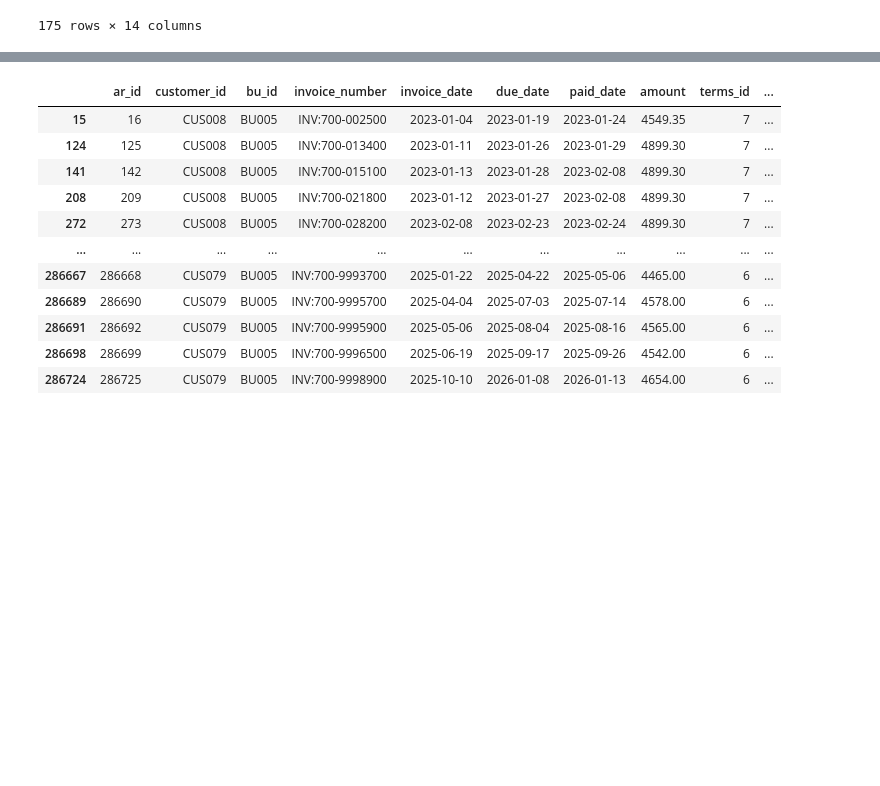
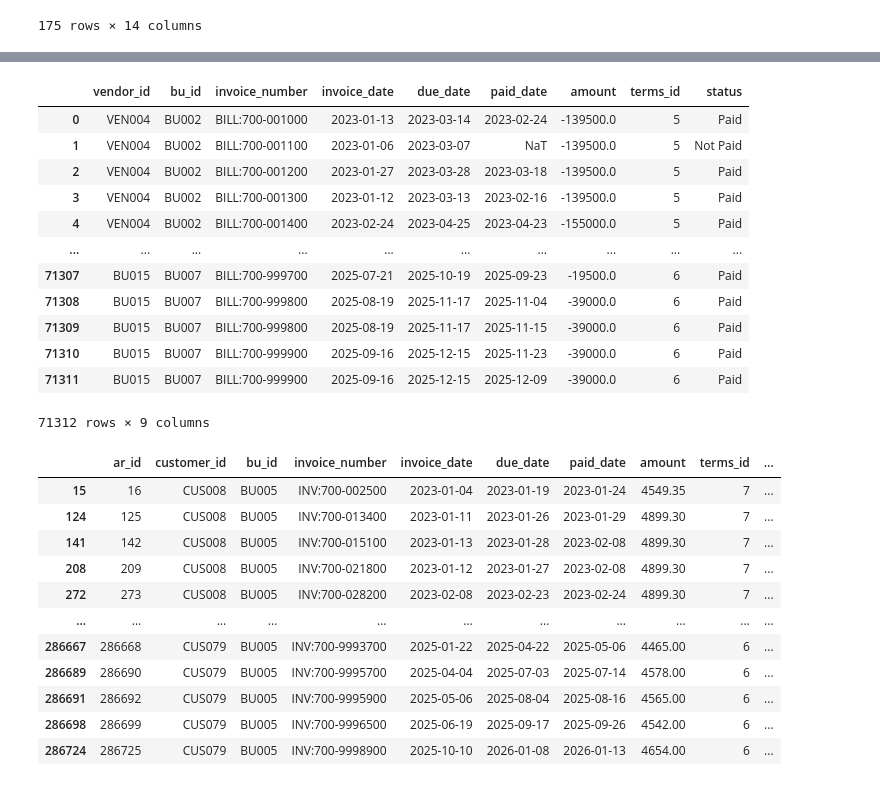
Before and after one commit to JBaltaMG/SynetheticDataGeneration, a Jupyter notebook: Tester_full_codes.ipynb, the cells around one changed output, grey strips where cells are left out. Saved outputs shown, nothing was run; the diff lists cells and outputs as text; code cells hidden in the pictures; blank space fills up the shorter version.

```diff
--- a/Tester_full_codes.ipynb
+++ b/Tester_full_codes.ipynb
@@ -1308,3 +1337,19 @@ df_vendors = data["vendors"]
 # %%
 df_fact_ar, df_fact_ap, df_customers_terms, df_vendors_terms, df_terms = generate_fact_ar_ap(actuals, df_customers, df_vendors)
+# %%
+df_fact_ap
+# %% [output]
+|  | vendor_id | bu_id | invoice_number | invoice_date | due_date | paid_date | amount | terms_id | status |
+| 0 | VEN004 | BU002 | BILL:700-001000 | 2023-01-13 | 2023-03-14 | 2023-02-24 | -139500.0 | 5 | Paid |
+| 1 | VEN004 | BU002 | BILL:700-001100 | 2023-01-06 | 2023-03-07 | NaT | -139500.0 | 5 | Not Paid |
+| 2 | VEN004 | BU002 | BILL:700-001200 | 2023-01-27 | 2023-03-28 | 2023-03-18 | -139500.0 | 5 | Paid |
+| 3 | VEN004 | BU002 | BILL:700-001300 | 2023-01-12 | 2023-03-13 | 2023-02-16 | -139500.0 | 5 | Paid |
+| 4 | VEN004 | BU002 | BILL:700-001400 | 2023-02-24 | 2023-04-25 | 2023-04-23 | -155000.0 | 5 | Paid |
+| ... | ... | ... | ... | ... | ... | ... | ... | ... | ... |
+| 71307 | BU015 | BU007 | BILL:700-999700 | 2025-07-21 | 2025-10-19 | 2025-09-23 | -19500.0 | 6 | Paid |
+| 71308 | BU015 | BU007 | BILL:700-999800 | 2025-08-19 | 2025-11-17 | 2025-11-04 | -39000.0 | 6 | Paid |
+| 71309 | BU015 | BU007 | BILL:700-999800 | 2025-08-19 | 2025-11-17 | 2025-11-15 | -39000.0 | 6 | Paid |
+| 71310 | BU015 | BU007 | BILL:700-999900 | 2025-09-16 | 2025-12-15 | 2025-11-23 | -39000.0 | 6 | Paid |
+| 71311 | BU015 | BU007 | BILL:700-999900 | 2025-09-16 | 2025-12-15 | 2025-12-09 | -39000.0 | 6 | Paid |
+71312 rows × 9 columns
 # %%
```
Also changed, not shown: parts of 23 cells of this notebook.
